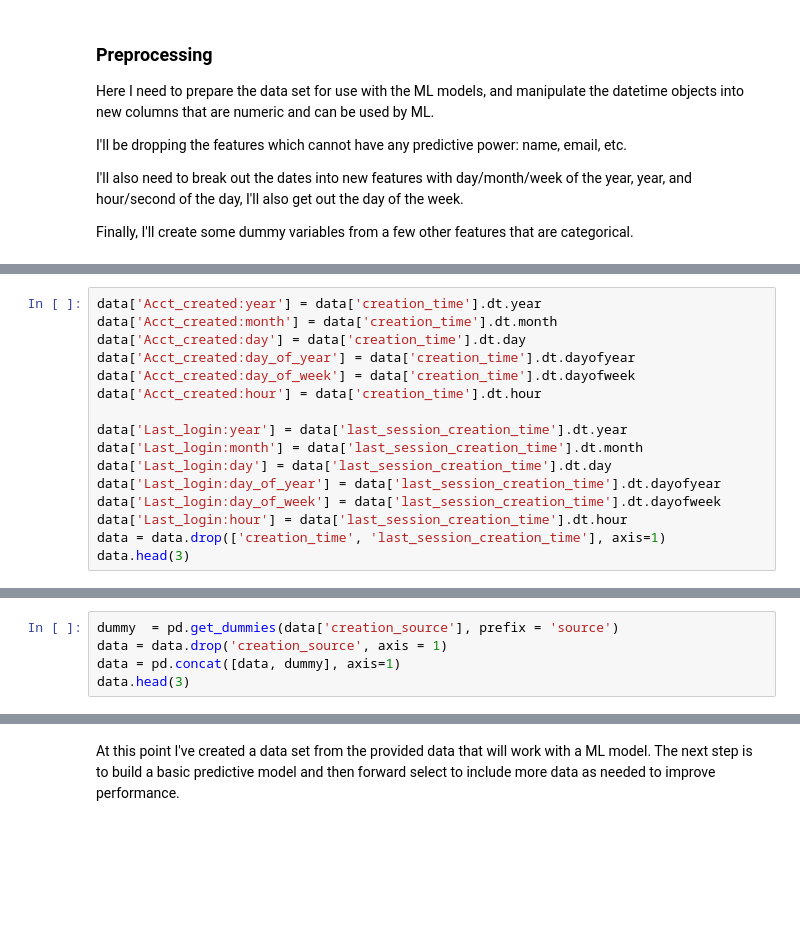
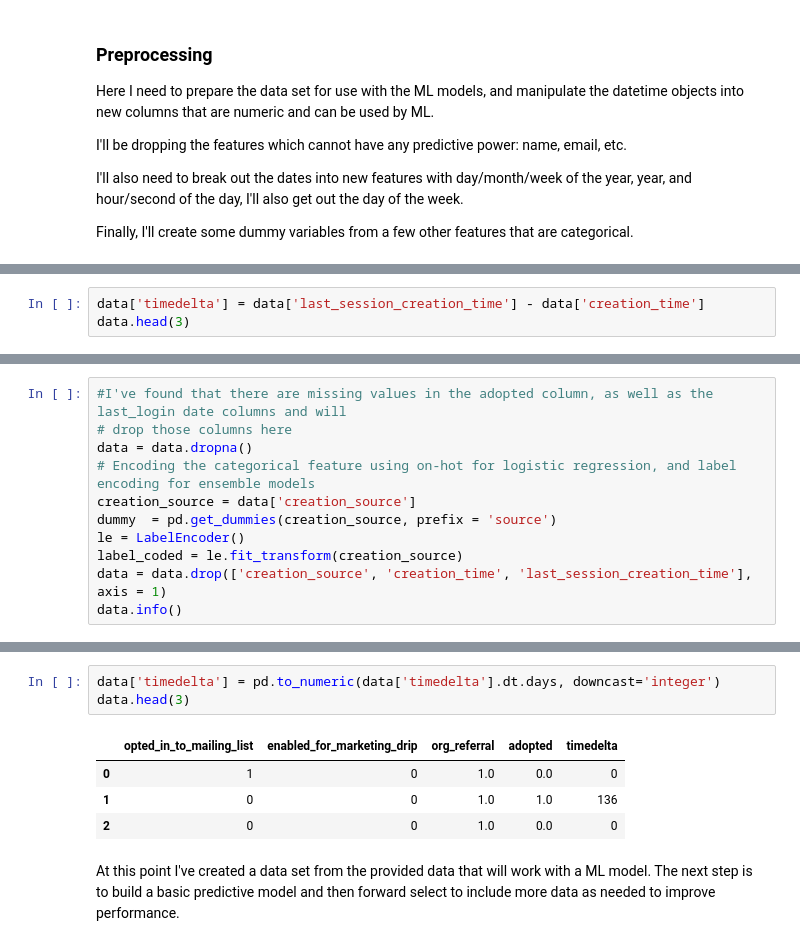
Before and after one commit to NickD-Dean/Springboard, a Jupyter notebook: Career-Related/relax_challenge/Relax_adopted_user_prediction.ipynb, the cells around one changed output, grey strips where cells are left out. Cells and saved outputs as stored; diff of their text form; blank space fills up the shorter version.

```diff
--- a/Career-Related/relax_challenge/Relax_adopted_user_prediction.ipynb
+++ b/Career-Related/relax_challenge/Relax_adopted_user_prediction.ipynb
@@ -240,19 +241,3 @@ data.head(3)
 | 0 | 2014-04-22 03:53:30 | GUEST_INVITE | 2014-04-22 03:53:30 | 1 | 0 | ... |
 | 1 | 2013-11-15 03:45:04 | ORG_INVITE | 2014-03-31 03:45:04 | 0 | 0 | ... |
 | 2 | 2013-03-19 23:14:52 | ORG_INVITE | 2013-03-19 23:14:52 | 0 | 0 | ... |
-# %%
-data['Acct_created:year'] = data['creation_time'].dt.year
-data['Acct_created:month'] = data['creation_time'].dt.month
-data['Acct_created:day'] = data['creation_time'].dt.day
-data['Acct_created:day_of_year'] = data['creation_time'].dt.dayofyear
-data['Acct_created:day_of_week'] = data['creation_time'].dt.dayofweek
-data['Acct_created:hour'] = data['creation_time'].dt.hour
-
-data['Last_login:year'] = data['last_session_creation_time'].dt.year
-data['Last_login:month'] = data['last_session_creation_time'].dt.month
-data['Last_login:day'] = data['last_session_creation_time'].dt.day
-data['Last_login:day_of_year'] = data['last_session_creation_time'].dt.dayofyear
-data['Last_login:day_of_week'] = data['last_session_creation_time'].dt.dayofweek
-data['Last_login:hour'] = data['last_session_creation_time'].dt.hour
-data = data.drop(['creation_time', 'last_session_creation_time'], axis=1)
-data.head(3)
@@ -264,5 +243,0 @@ data.head(3)
-# %%
-dummy  = pd.get_dummies(data['creation_source'], prefix = 'source')
-data = data.drop('creation_source', axis = 1)
-data = pd.concat([data, dummy], axis=1)
-data.head(3)
@@ -274,0 +244,3 @@ data.head(3)
+# %%
+data['timedelta'] = data['last_session_creation_time'] - data['creation_time']
+data.head(3)
@@ -274,0 +252,11 @@ data.head(3)
+# %%
+#I've found that there are missing values in the adopted column, as well as the last_login date columns and will
+# drop those columns here
+data = data.dropna()
+# Encoding the categorical feature using on-hot for logistic regression, and label encoding for ensemble models
+creation_source = data['creation_source']
+dummy  = pd.get_dummies(creation_source, prefix = 'source')
+le = LabelEncoder()
+label_coded = le.fit_transform(creation_source)
+data = data.drop(['creation_source', 'creation_time', 'last_session_creation_time'], axis = 1)
+data.info()
@@ -275,3 +276,11 @@ data.head(3)
+# %%
+data['timedelta'] = pd.to_numeric(data['timedelta'].dt.days, downcast='integer')
+data.head(3)
+# %% [output]
+|  | opted_in_to_mailing_list | enabled_for_marketing_drip | org_referral | adopted | timedelta |
+| 0 | 1 | 0 | 1.0 | 0.0 | 0 |
+| 1 | 0 | 0 | 1.0 | 1.0 | 136 |
+| 2 | 0 | 0 | 1.0 | 0.0 | 0 |
 # %% [markdown]
 At this point I've created a data set from the provided data that will work with a ML model.  The next step is to build a basic predictive model and then forward select to include more data as needed to improve performance.
 # %% [markdown]
```
Also changed, not shown: parts of 12 cells of this notebook.
